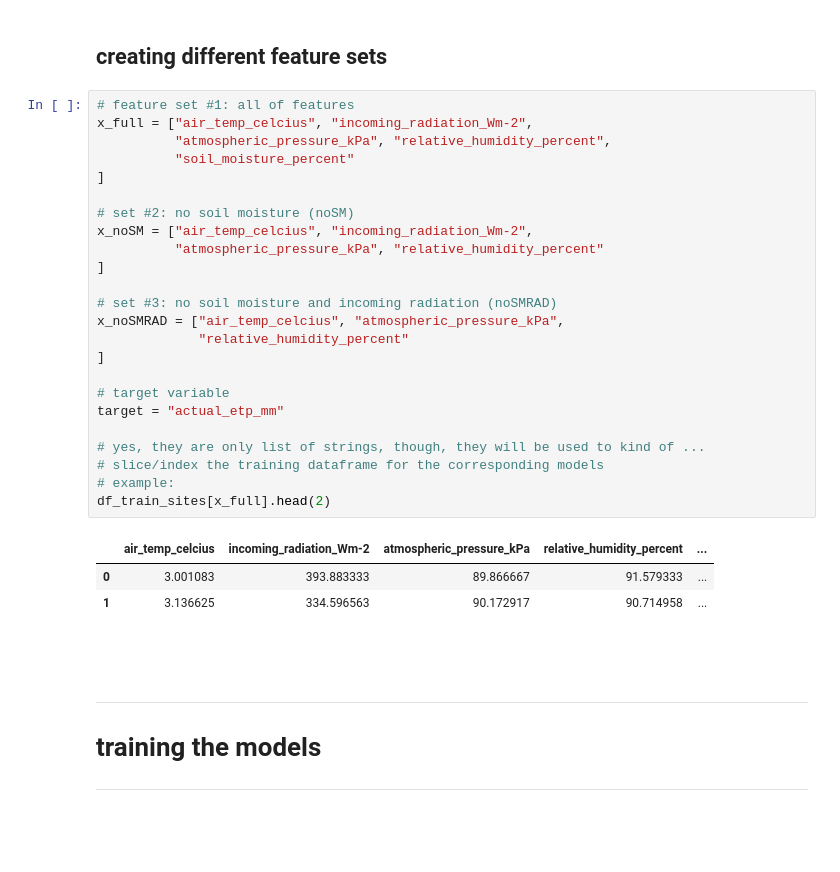
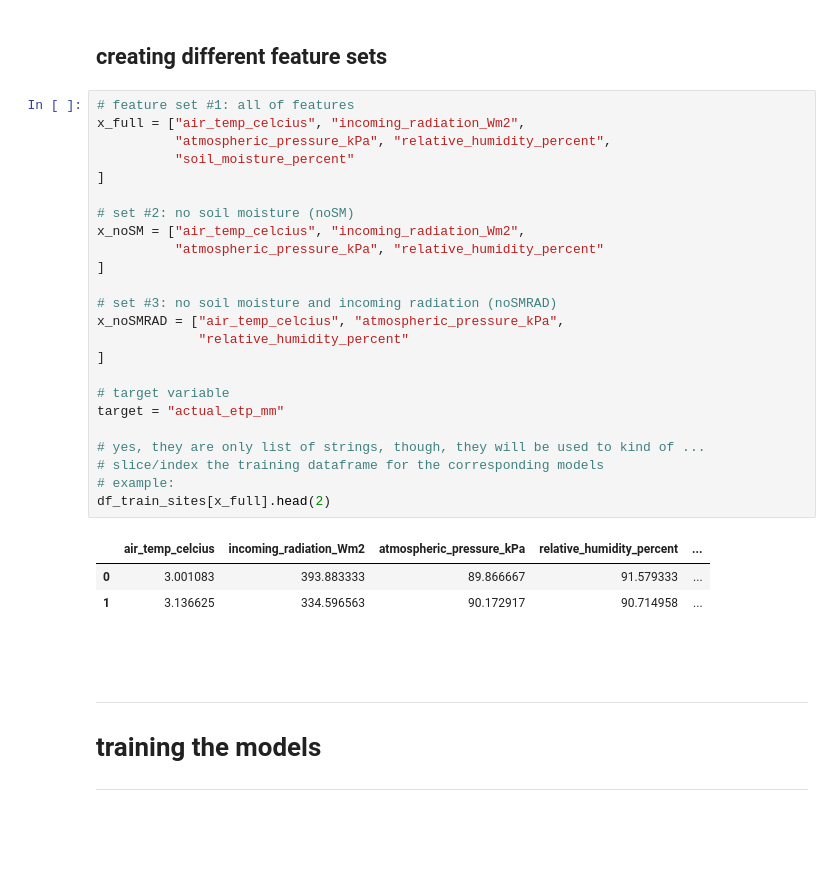
Before and after one commit to TheDroplets/FLUXNET_AET_Amani_etal2021, a Jupyter notebook: train_models.ipynb, the cells around one changed output. Cells and saved outputs as stored; diff of their text form.

```diff
--- a/train_models.ipynb
+++ b/train_models.ipynb
@@ -55,30 +54,30 @@ dimension of the df:  (74166, 12)
 ## creating different feature sets
 # %%
 # feature set #1: all of features
-x_full = ["air_temp_celcius", "incoming_radiation_Wm-2",
+x_full = ["air_temp_celcius", "incoming_radiation_Wm2",
           "atmospheric_pressure_kPa", "relative_humidity_percent",
           "soil_moisture_percent"
 ]
 
 # set #2: no soil moisture (noSM)
-x_noSM = ["air_temp_celcius", "incoming_radiation_Wm-2",
+x_noSM = ["air_temp_celcius", "incoming_radiation_Wm2",
           "atmospheric_pressure_kPa", "relative_humidity_percent"
 ]
 
 # set #3: no soil moisture and incoming radiation (noSMRAD)
 x_noSMRAD = ["air_temp_celcius", "atmospheric_pressure_kPa",
              "relative_humidity_percent"
 ]
 
 # target variable
 target = "actual_etp_mm"
 
 # yes, they are only list of strings, though, they will be used to kind of ...
 # slice/index the training dataframe for the corresponding models
 # example:
 df_train_sites[x_full].head(2)
 # %% [output]
-|  | air_temp_celcius | incoming_radiation_Wm-2 | atmospheric_pressure_kPa | relative_humidity_percent | ... |
+|  | air_temp_celcius | incoming_radiation_Wm2 | atmospheric_pressure_kPa | relative_humidity_percent | ... |
 | 0 | 3.001083 | 393.883333 | 89.866667 | 91.579333 | ... |
 | 1 | 3.136625 | 334.596563 | 90.172917 | 90.714958 | ... |
 # %% [markdown]
```
Also changed, not shown: parts of 5 cells of this notebook.
